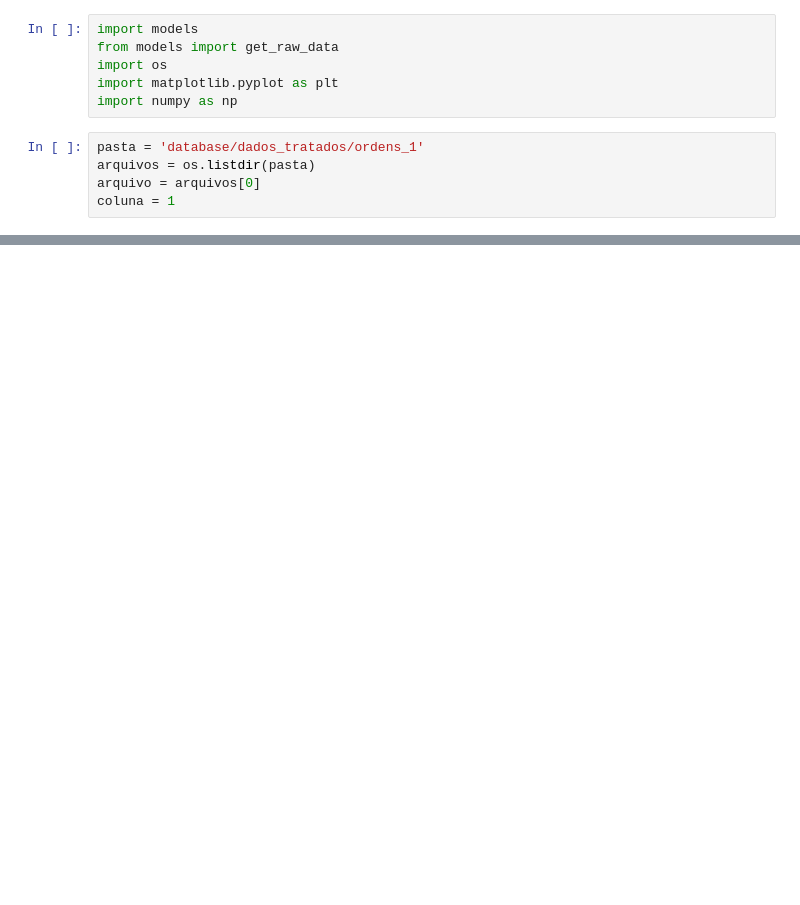
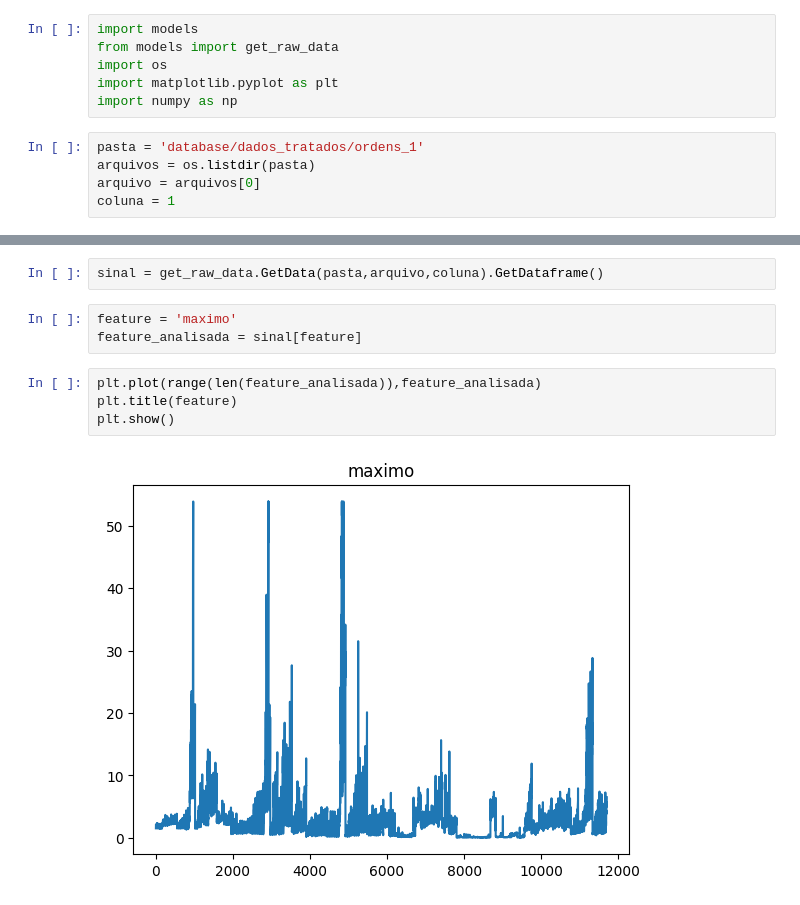
Before and after one commit to dossleo/ProjetoFinal_LeoanrdoPacheco_UFRJ_LAVI, a Jupyter notebook: ler_indicadores.ipynb, the cells around one changed output, grey strips where cells are left out. Cells and saved outputs as stored; diff of their text form; blank space fills up the shorter version.

```diff
--- a/ler_indicadores.ipynb
+++ b/ler_indicadores.ipynb
@@ -49,0 +12,11 @@ plt.show()
+# %%
+sinal = get_raw_data.GetData(pasta,arquivo,coluna).GetDataframe()
+# %%
+feature = 'maximo'
+feature_analisada = sinal[feature]
+# %%
+plt.plot(range(len(feature_analisada)),feature_analisada)
+plt.title(feature)
+plt.show()
+# %% [output]
+[figure, added]
```
Also changed, not shown: parts of 4 cells of this notebook, 4 other files.
